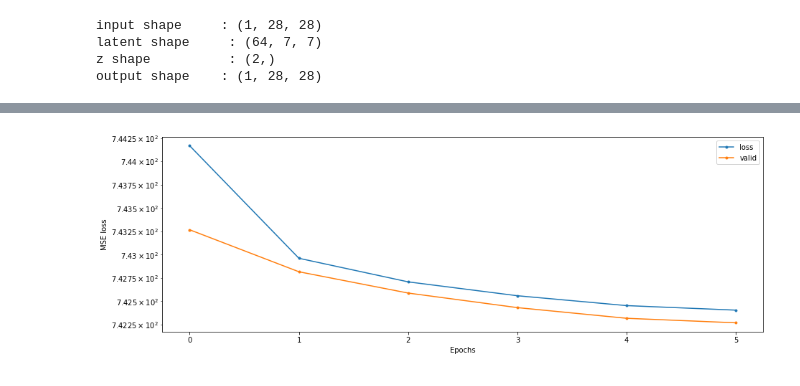
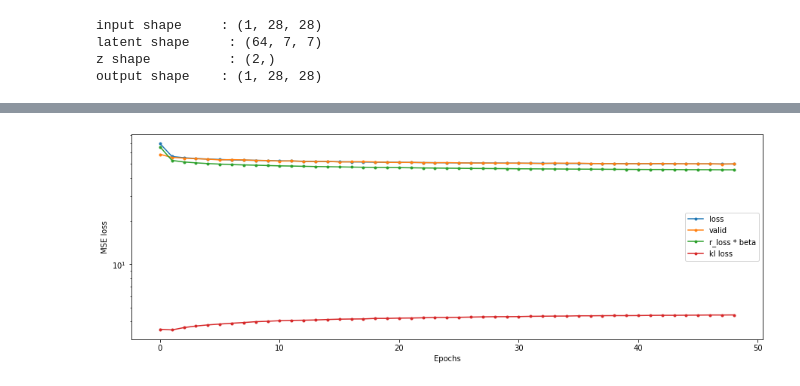
Before and after one commit to bhartl/generative-models, a Jupyter notebook: examples/torch_autoencoder/01 CNN VAE MNIST.ipynb, the cells around one changed output, grey strips where cells are left out. Drawn from its saved outputs; the diff is of its cells as text; code cells hidden in the pictures.

```diff
--- a/examples/torch_autoencoder/01 CNN VAE MNIST.ipynb
+++ b/examples/torch_autoencoder/01 CNN VAE MNIST.ipynb
@@ -263,13 +242,13 @@ latent space    : {'mu': tensor([[-0.0449,  0.0184]], device='cuda:0', grad_fn=<
 output shape    : torch.Size([1, 1, 28, 28])
 # %%
-BATCHSIZE = 24
-LEARNINGRATE = 0.001
+BATCHSIZE = 32
+LEARNINGRATE = 0.0005
 
-EPOCHS = 20
+EPOCHS = 200
 WINDOW = 5
-STOPPING = 1e-4
+STOPPING = 1e-3
 
-N_BATCHSIZE_UPDATES = 4
+N_BATCHSIZE_UPDATES = 5
 # %%
 # create an optimizer object
 optimizer = torch.optim.Adam(model.parameters(),  # link to VAE parameters
@@ -286,7 +265,7 @@ param_groups     [{'lr': 0.001, 'betas': (0.9, 0.999), 'eps': 1e-08, 'weight_dec
 # %%
 loss_history = []
 kl_loss_history = []
-reconstruction_loss_history = []
+r_loss_history = []
 valid_history = []
 variations = []
 # %%
@@ -301,10 +280,13 @@ def early_stopping(loss_history, rate=1e-4, window=5):
     return False
 
 batchsize_updates = 0
+batchsize_update_rate=1.5
+
+model.beta = 1250.
 
 for epoch in range(EPOCHS):
-    loss = 0
-    valid = 0
+    loss, r_loss, kl_loss = 0, 0, 0
+
     for batch_features, _ in train_loader:
         # reshape mini-batch data to [N, 784] matrix
         # load it to the active device
@@ -325,29 +307,37 @@ for epoch in range(EPOCHS):
 
         # add the mini-batch training loss to epoch loss
         loss += elbo_loss.item()
+        r_loss += model.r_loss.item()
+        kl_loss += model.kl_loss.item()
 
+    valid = 0
     for test_batch, _ in test_loader:
         test_batch = test_batch.to(device)
         outputs, test_loss = model.training_step(test_batch)
         valid += test_loss.item()
 
     # compute the epoch training loss
-    loss = loss / len(train_loader)
-    loss_history.append(loss)
-
-    valid = valid / len(test_loader)
-    valid_history.append(valid)
+    loss_history.append(loss / len(train_loader))
+    r_loss_history.append(r_loss / len(train_loader))
+    kl_loss_history.append(kl_loss / len(train_loader))
+    valid_history.append(valid / len(test_loader))
 
     # display the epoch training loss
-    print("epoch : {}/{}, loss = {:.6f}, valid = {:.6f}".format(epoch + 1, EPOCHS, loss, valid))
+    print("epoch : {}/{}, loss = {:.6f} (KL: {:.6f}, RECON.: {:.6f}), valid = {:.6f}".format(epoch + 1,
+                                                                                         EPOCHS,
+                                                                                         loss_history[-1],
+                                                                                         kl_loss_history[-1],
+                                                                                         r_loss_history[-1],
+                                                                                         valid_history[-1],
+                                                                                        ))
 
     if early_stopping(loss_history, rate=STOPPING, window=WINDOW):
 
         if batchsize_updates < N_BATCHSIZE_UPDATES:
             batchsize_updates += 1
-            BATCHSIZE = int(1.5 * BATCHSIZE)
+            BATCHSIZE = int(batchsize_update_rate * BATCHSIZE)
             train_dataset, test_dataset, train_loader, test_loader = get_MNIST(
-                BATCHSIZE, 'examples/torch_autoencoder/data/', 12, 'MNIST')
+                BATCHSIZE, 'examples/dat/torch_autoencoder/', 12, 'MNIST')
             print(f"update batchsize to {BATCHSIZE}")
 
         else:
@@ -363,12 +350,14 @@ epoch : 6/20, loss = 742.239824, valid = 742.258103
 # %%
 plt.figure(figsize=(15, 5))
 plt.semilogy(loss_history, marker='.', label='loss')
 plt.semilogy(valid_history, marker='.', label='valid')
+plt.semilogy(np.asarray(r_loss_history) * model.beta, marker='.', label='r_loss * beta')
+plt.semilogy(kl_loss_history, marker='.', label='kl loss')
 plt.xlabel('Epochs');
 plt.ylabel('MSE loss')
 plt.legend();
 # %% [output]
-[figure, old version]
+[figure, new version]
 # %%
 y_latent = show_latent()
 # %% [output]
```
Also changed, not shown: parts of 20 cells of this notebook, 5 other files.
